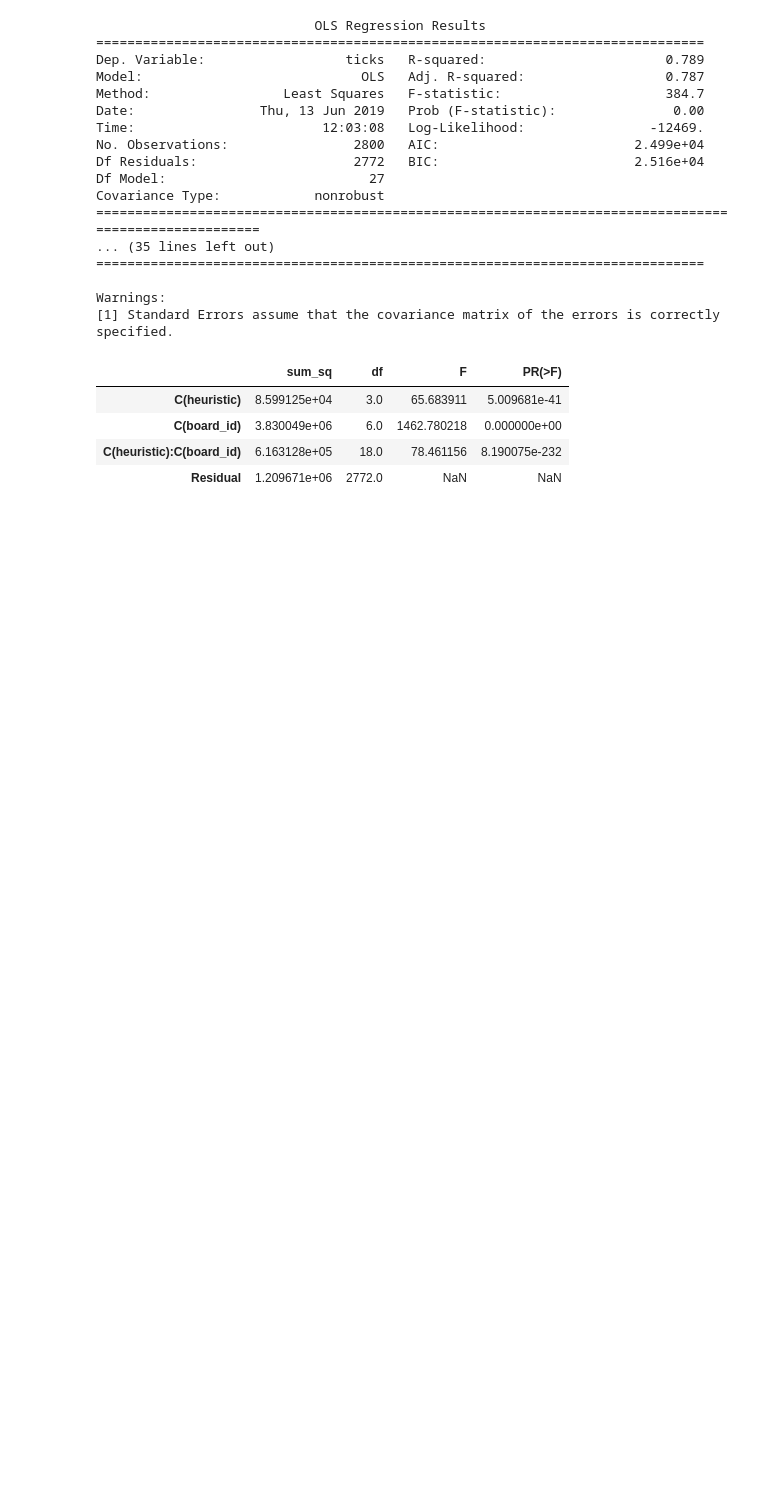
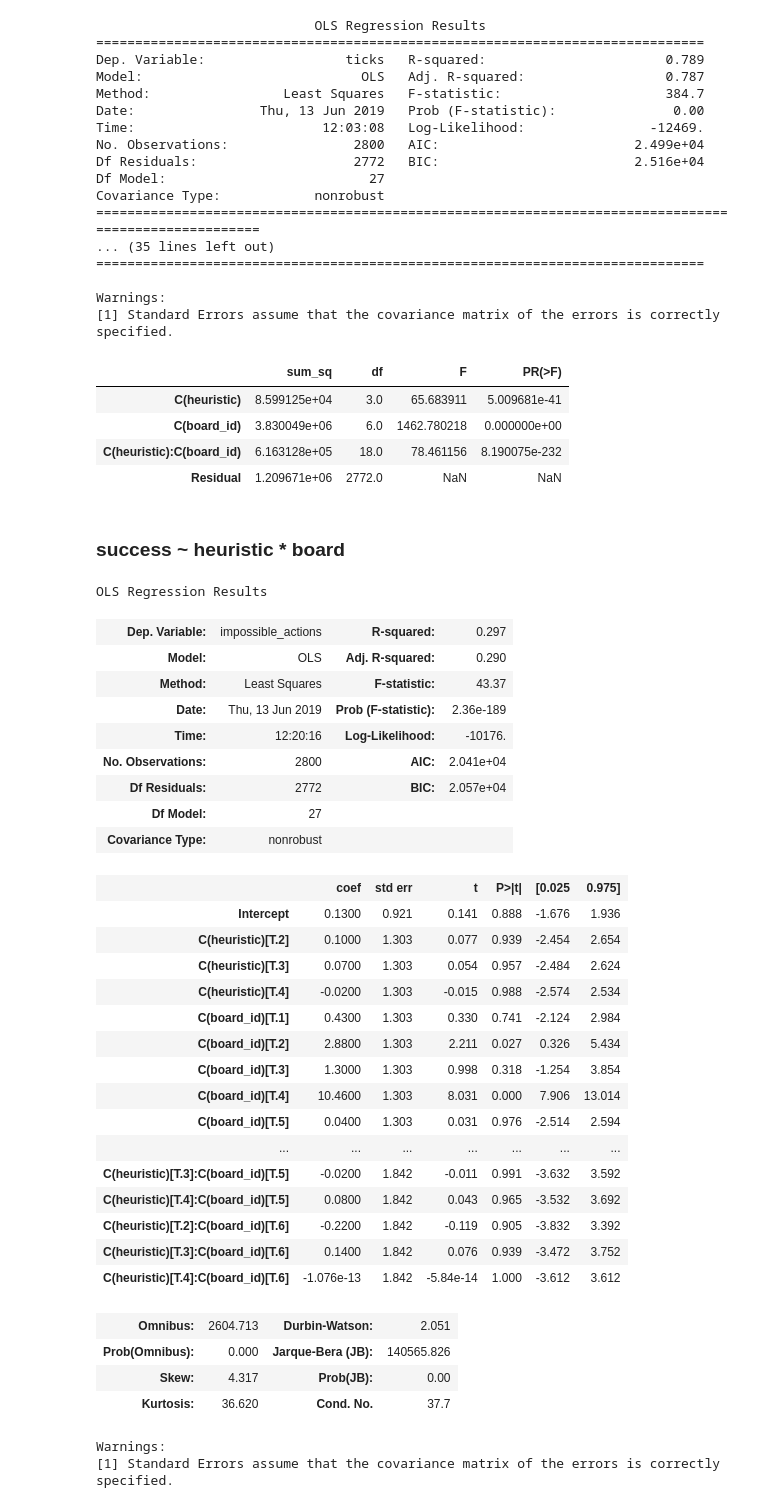
Before and after one commit to Nagasaki45/cooperative-ai, a Jupyter notebook: analysis/analysis.ipynb, the cells around one changed output. Cells and saved outputs as stored; diff of their text form; code cells hidden in the pictures; blank space fills up the shorter version.

```diff
--- a/analysis/analysis.ipynb
+++ b/analysis/analysis.ipynb
@@ -10,0 +14,3 @@ DATA_DIR = pathlib.Path('../data')
+# %%
+with (DATA_DIR / 'boardOptimals.json').open() as f:
+    optimal = json.load(f)
@@ -25,3 +43,13 @@ def to_record(experiment):
 df = pd.DataFrame.from_records(to_record(x) for x in load_data(DATA_DIR / '200_ticks.json'))
 df['success'] = df['ticks'] < 200
 df['second_winner_lag'] = df['ticks'] - df['first_winner_tick']
+df['solo'] = (df['heuristic'] % 2).astype(bool)
+df['binary'] = df['heuristic'] < 3
+
+def is_optimal(experiment):
+    print(experiment)
+    for board in optimal['boards']:
+        if board['boardID'] == experiment['board_id']:
+            return experiment['tick'] <= board['tick']
+    raise AssertionError("Shouldn't happen")
+df['optimal'] = df.apply(is_optimal, axis=1)
@@ -152,3 +221,42 @@ sm.stats.anova_lm(lm, typ=2)
 | C(board_id) | 3.830049e+06 | 6.0 | 1462.780218 | 0.000000e+00 |
 | C(heuristic):C(board_id) | 6.163128e+05 | 18.0 | 78.461156 | 8.190075e-232 |
 | Residual | 1.209671e+06 | 2772.0 | NaN | NaN |
+# %% [markdown]
+### success ~ heuristic * board
+# %%
+lm = ols('impossible_actions ~ C(heuristic) * C(board_id)', data=df).fit()
+# %%
+lm.summary()
+# %% [output]
+OLS Regression Results
+| Dep. Variable: | impossible_actions | R-squared: | 0.297 |
+| Model: | OLS | Adj. R-squared: | 0.290 |
+| Method: | Least Squares | F-statistic: | 43.37 |
+| Date: | Thu, 13 Jun 2019 | Prob (F-statistic): | 2.36e-189 |
+| Time: | 12:20:16 | Log-Likelihood: | -10176. |
+| No. Observations: | 2800 | AIC: | 2.041e+04 |
+| Df Residuals: | 2772 | BIC: | 2.057e+04 |
+| Df Model: | 27 |  |  |
+| Covariance Type: | nonrobust |  |  |
+|  | coef | std err | t | P>|t| | [0.025 | 0.975] |
+| Intercept | 0.1300 | 0.921 | 0.141 | 0.888 | -1.676 | 1.936 |
+| C(heuristic)[T.2] | 0.1000 | 1.303 | 0.077 | 0.939 | -2.454 | 2.654 |
+| C(heuristic)[T.3] | 0.0700 | 1.303 | 0.054 | 0.957 | -2.484 | 2.624 |
+| C(heuristic)[T.4] | -0.0200 | 1.303 | -0.015 | 0.988 | -2.574 | 2.534 |
+| C(board_id)[T.1] | 0.4300 | 1.303 | 0.330 | 0.741 | -2.124 | 2.984 |
+| C(board_id)[T.2] | 2.8800 | 1.303 | 2.211 | 0.027 | 0.326 | 5.434 |
+| C(board_id)[T.3] | 1.3000 | 1.303 | 0.998 | 0.318 | -1.254 | 3.854 |
+| C(board_id)[T.4] | 10.4600 | 1.303 | 8.031 | 0.000 | 7.906 | 13.014 |
+| C(board_id)[T.5] | 0.0400 | 1.303 | 0.031 | 0.976 | -2.514 | 2.594 |
+| ... | ... | ... | ... | ... | ... | ... |
+| C(heuristic)[T.3]:C(board_id)[T.5] | -0.0200 | 1.842 | -0.011 | 0.991 | -3.632 | 3.592 |
+| C(heuristic)[T.4]:C(board_id)[T.5] | 0.0800 | 1.842 | 0.043 | 0.965 | -3.532 | 3.692 |
+| C(heuristic)[T.2]:C(board_id)[T.6] | -0.2200 | 1.842 | -0.119 | 0.905 | -3.832 | 3.392 |
+| C(heuristic)[T.3]:C(board_id)[T.6] | 0.1400 | 1.842 | 0.076 | 0.939 | -3.472 | 3.752 |
+| C(heuristic)[T.4]:C(board_id)[T.6] | -1.076e-13 | 1.842 | -5.84e-14 | 1.000 | -3.612 | 3.612 |
+| Omnibus: | 2604.713 | Durbin-Watson: | 2.051 |
+| Prob(Omnibus): | 0.000 | Jarque-Bera (JB): | 140565.826 |
+| Skew: | 4.317 | Prob(JB): | 0.00 |
+| Kurtosis: | 36.620 | Cond. No. | 37.7 |
+Warnings:
+[1] Standard Errors assume that the covariance matrix of the errors is correctly specified.
```
Also changed, not shown: parts of 11 cells of this notebook, 1 other file.
